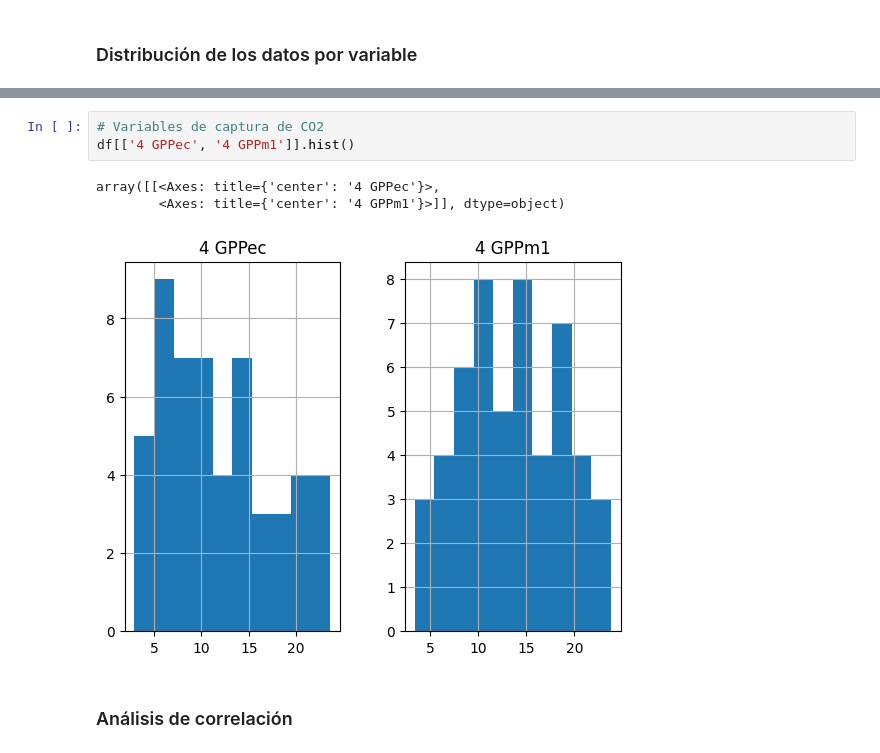
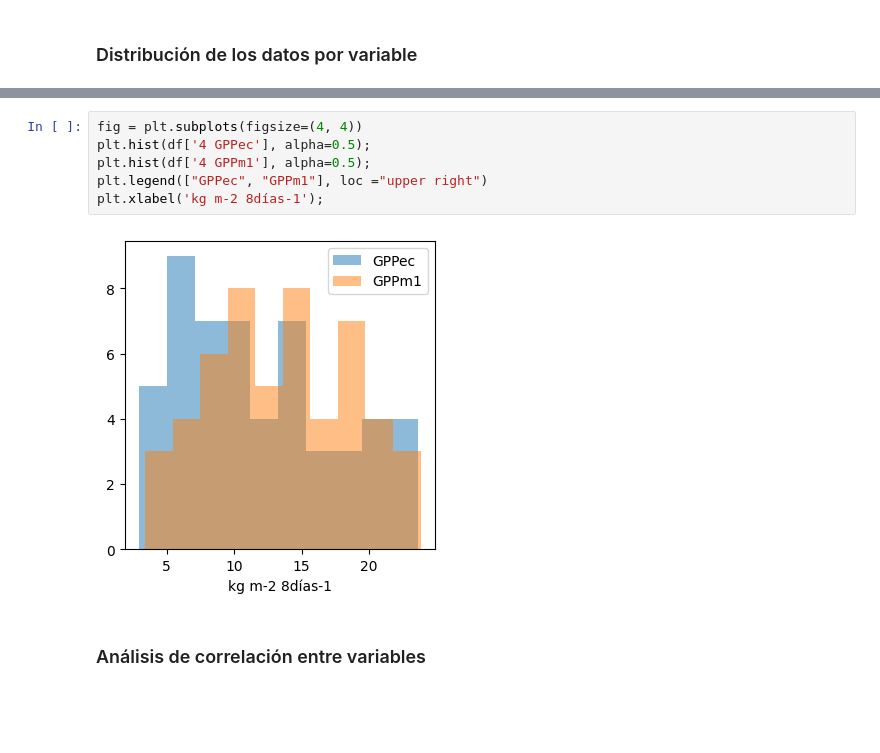
Before and after one commit to husseinlopez/biologia, a Jupyter notebook: data_analysis.ipynb, the cells around one changed output, grey strips where cells are left out. Drawn from its saved outputs; the diff is of its cells as text; blank space fills up the shorter version.

```diff
--- a/data_analysis.ipynb
+++ b/data_analysis.ipynb
@@ -153,10 +192,11 @@ array([[<Axes: title={'center': '4 GRav'}>,
 # %%
-# Variables de captura de CO2
-df[['4 GPPec', '4 GPPm1']].hist()
+fig = plt.subplots(figsize=(4, 4))
+plt.hist(df['4 GPPec'], alpha=0.5);
+plt.hist(df['4 GPPm1'], alpha=0.5);
+plt.legend(["GPPec", "GPPm1"], loc ="upper right")
+plt.xlabel('kg m-2 8días-1');
 # %% [output]
-array([[<Axes: title={'center': '4 GPPec'}>,
-        <Axes: title={'center': '4 GPPm1'}>]], dtype=object)
-[figure, old version]
+[figure, new version]
 # %% [markdown]
-### Análisis de correlación
+### Análisis de correlación entre variables
 # %%
```
Also changed, not shown: parts of 30 cells of this notebook.
